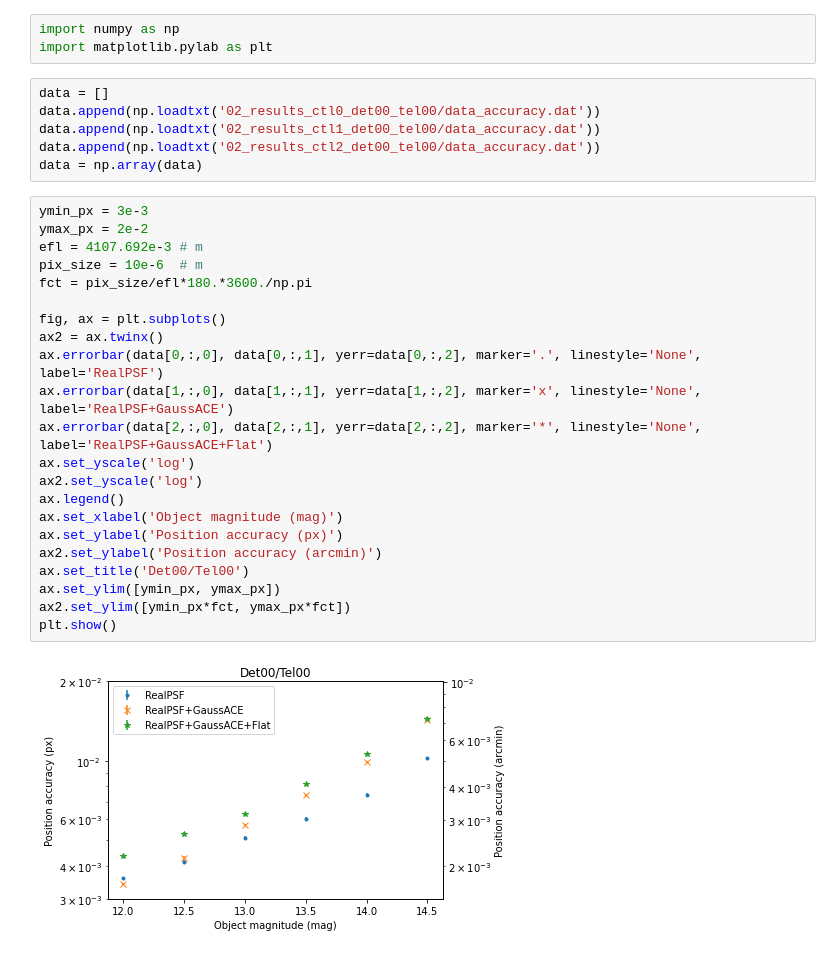
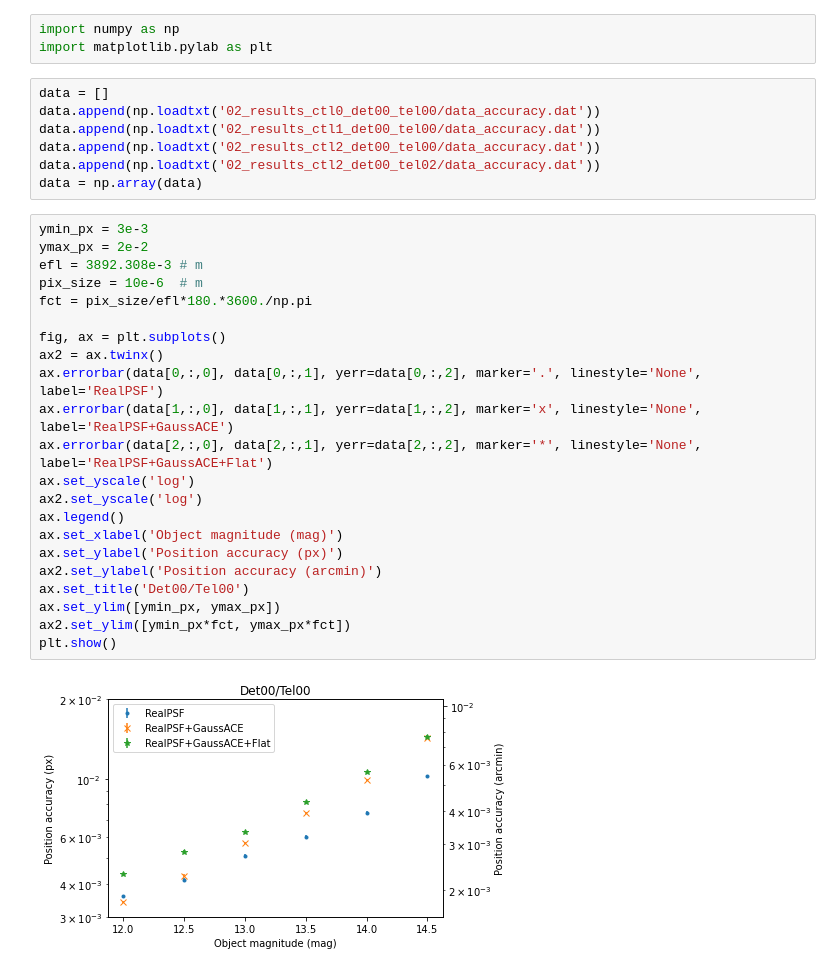
Before and after one commit to tkamizuka/jasmine-imagesim-data, a Jupyter notebook: 20220502a/99_Summary.ipynb, the cells around one changed output. Drawn from its saved outputs; the diff is of its cells as text.

Commit message:
New data added (TK).

```diff
--- a/20220502a/99_Summary.ipynb
+++ b/20220502a/99_Summary.ipynb
@@ -6,28 +6,29 @@ data = []
 data.append(np.loadtxt('02_results_ctl0_det00_tel00/data_accuracy.dat'))
 data.append(np.loadtxt('02_results_ctl1_det00_tel00/data_accuracy.dat'))
 data.append(np.loadtxt('02_results_ctl2_det00_tel00/data_accuracy.dat'))
+data.append(np.loadtxt('02_results_ctl2_det00_tel02/data_accuracy.dat'))
 data = np.array(data)
 # %%
 ymin_px = 3e-3
 ymax_px = 2e-2
-efl = 4107.692e-3 # m
+efl = 3892.308e-3 # m
 pix_size = 10e-6  # m
 fct = pix_size/efl*180.*3600./np.pi
 
 fig, ax = plt.subplots()
 ax2 = ax.twinx()
 ax.errorbar(data[0,:,0], data[0,:,1], yerr=data[0,:,2], marker='.', linestyle='None', label='RealPSF')
 ax.errorbar(data[1,:,0], data[1,:,1], yerr=data[1,:,2], marker='x', linestyle='None', label='RealPSF+GaussACE')
 ax.errorbar(data[2,:,0], data[2,:,1], yerr=data[2,:,2], marker='*', linestyle='None', label='RealPSF+GaussACE+Flat')
 ax.set_yscale('log')
 ax2.set_yscale('log')
 ax.legend()
 ax.set_xlabel('Object magnitude (mag)')
 ax.set_ylabel('Position accuracy (px)')
 ax2.set_ylabel('Position accuracy (arcmin)')
 ax.set_title('Det00/Tel00')
 ax.set_ylim([ymin_px, ymax_px])
 ax2.set_ylim([ymin_px*fct, ymax_px*fct])
 plt.show()
 # %% [output]
-[figure, old version]
+[figure, new version]
```
Also changed, not shown: parts of 2 cells of this notebook, 8 other files.
